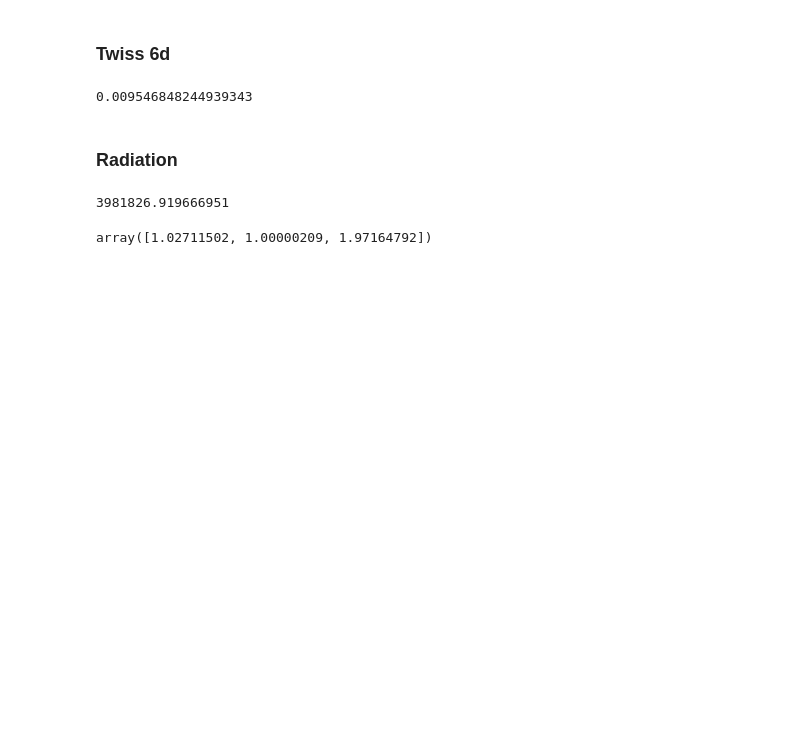
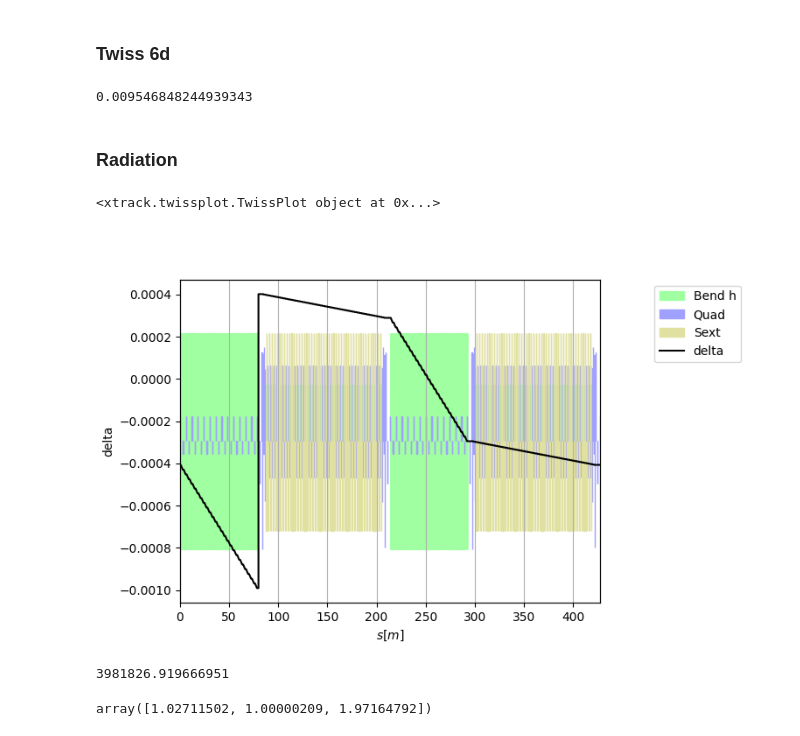
Before and after one commit to xsuite/tutorial_clic_damping_ring, a Jupyter notebook: notebook_00_clic_dr.ipynb, the cells around one changed output. Drawn from its saved outputs; the diff is of its cells as text; code cells hidden in the pictures; blank space fills up the shorter version.

```diff
--- a/notebook_00_clic_dr.ipynb
+++ b/notebook_00_clic_dr.ipynb
@@ -48,6 +48,12 @@ tw6d.qs
 line.configure_radiation(model='mean')
 # %%
 tw_rad = line.twiss(eneloss_and_damping=True)
+# %%
+# Momentum deviation along the ring
+tw_rad.plot('delta')
+# %% [output]
+<xtrack.twissplot.TwissPlot object at 0x...>
+[figure, added]
 # %%
 # Energy loss per turn [eV]
 tw_rad.eneloss_turn
```
Also changed, not shown: parts of 2 cells of this notebook.
